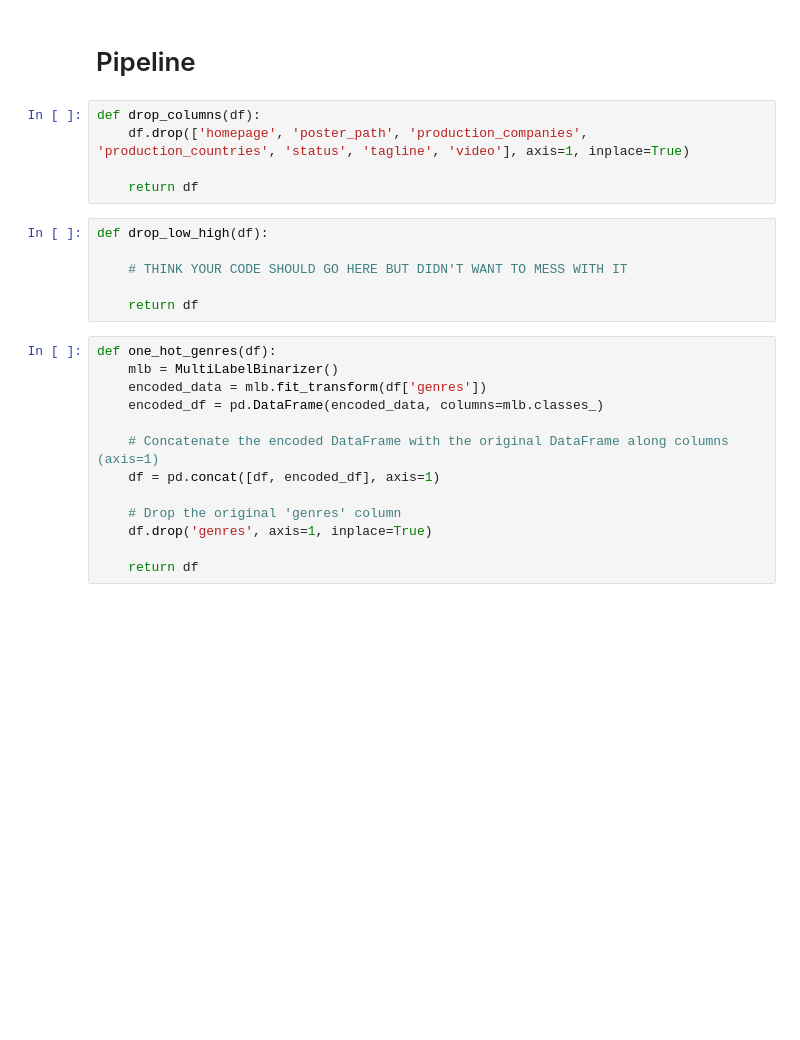
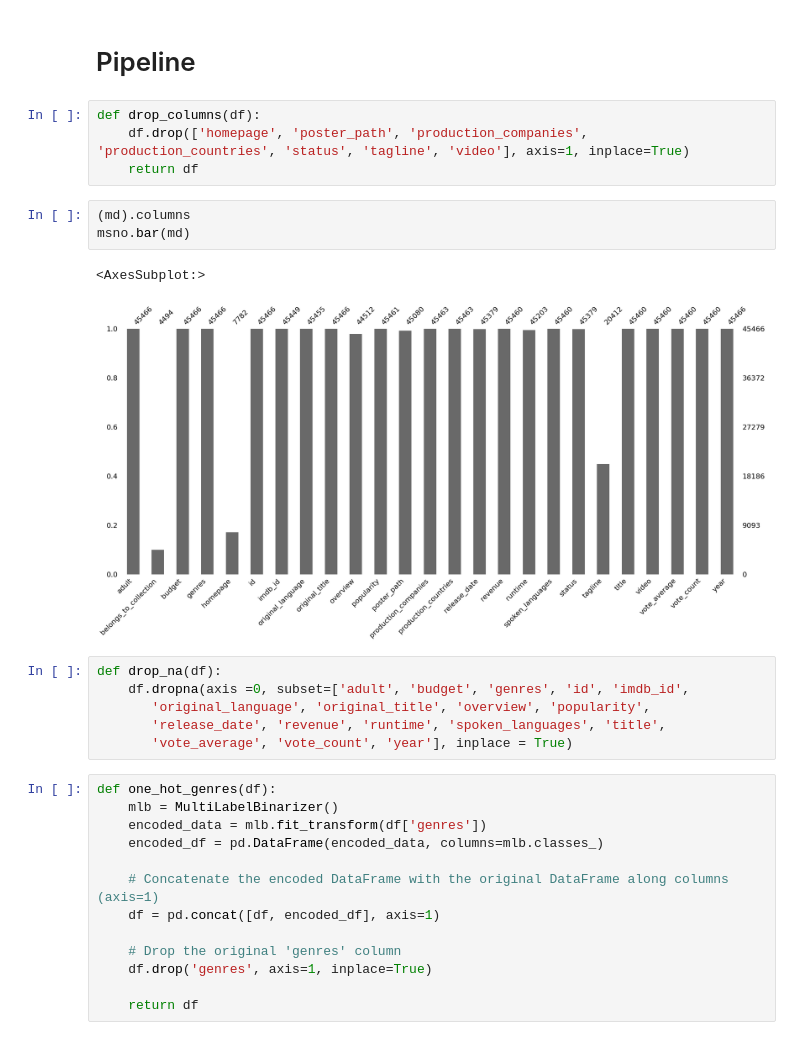
Before and after one commit to DugaldMacintyre/Movie-Recommender, a Jupyter notebook: testing.ipynb, the cells around one changed output. Drawn from its saved outputs; the diff is of its cells as text; blank space fills up the shorter version.

```diff
--- a/testing.ipynb
+++ b/testing.ipynb
@@ -122,14 +123,19 @@ qualified.sort_values('wr', ascending=False).head(10)
 # %%
 def drop_columns(df):
     df.drop(['homepage', 'poster_path', 'production_companies', 'production_countries', 'status', 'tagline', 'video'], axis=1, inplace=True)
-
     return df
-# %%
-def drop_low_high(df):
-
-    # THINK YOUR CODE SHOULD GO HERE BUT DIDN'T WANT TO MESS WITH IT
-
-    return df
+# %%
+(md).columns
+msno.bar(md)
+# %% [output]
+<AxesSubplot:>
+[figure, added]
+# %%
+def drop_na(df):
+    df.dropna(axis =0, subset=['adult', 'budget', 'genres', 'id', 'imdb_id',
+       'original_language', 'original_title', 'overview', 'popularity',
+       'release_date', 'revenue', 'runtime', 'spoken_languages', 'title',
+       'vote_average', 'vote_count', 'year'], inplace = True)
 # %%
 def one_hot_genres(df):
     mlb = MultiLabelBinarizer()
```
Also changed, not shown: parts of 6 cells of this notebook.
